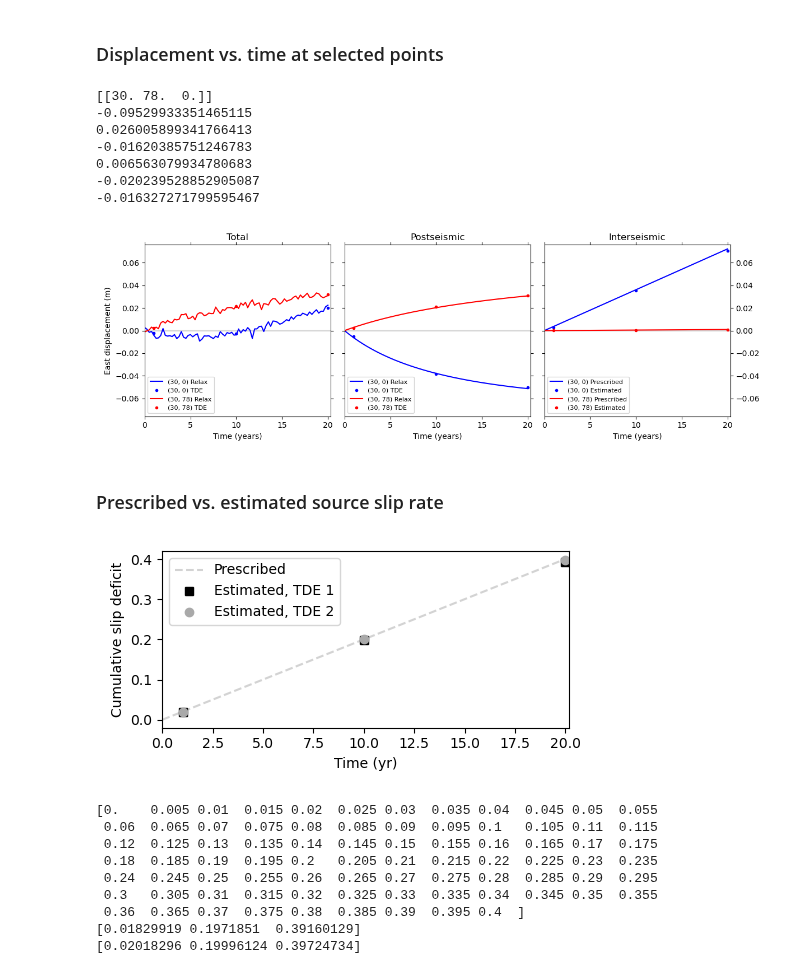
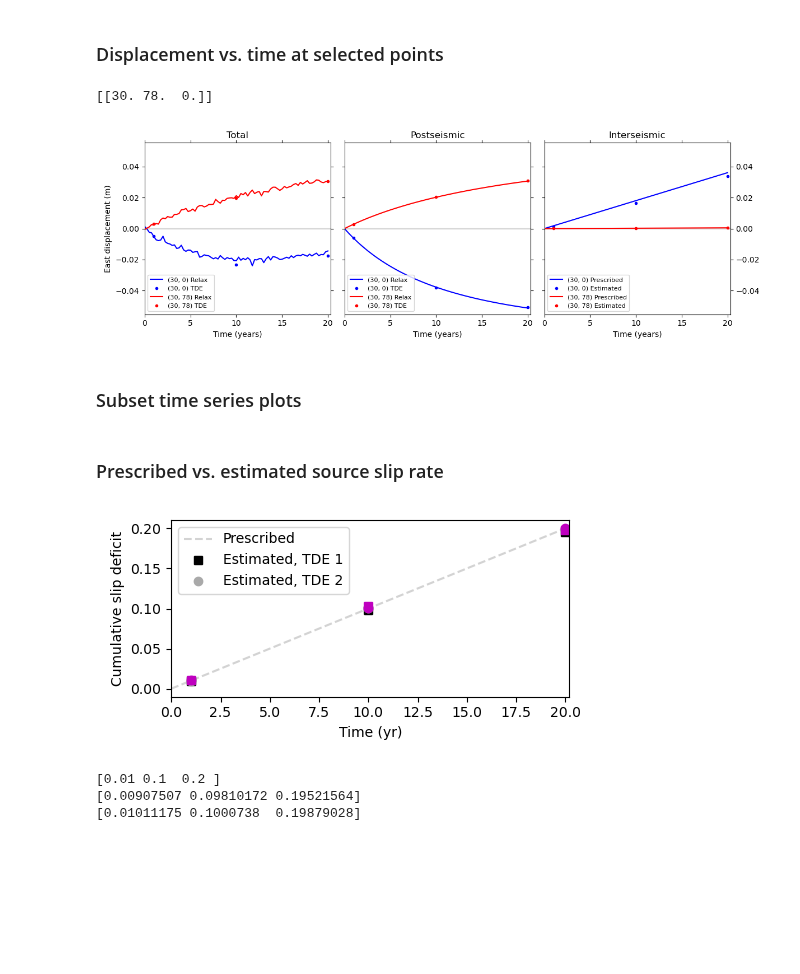
Before and after one commit to jploveless/relax_disloc, a Jupyter notebook: relax_disloc_inter_final.ipynb, the cells around one changed output. Drawn from its saved outputs; the diff is of its cells as text; code cells hidden in the pictures; blank space fills up the shorter version.

Commit message:
Updated interseismic notebook with station subsets

```diff
--- a/relax_disloc_inter_final.ipynb
+++ b/relax_disloc_inter_final.ipynb
@@ -257,0 +260,20 @@ for i in range(n_times):
+# %%
+# Fixed random seed for reproducibility
+full_seed = np.random.default_rng(10)
+# Random station index
+n_subset = 100
+latp = 1 - np.abs(obsg[:, 1])/100
+latp = latp/np.sum(latp)
+rsubset = np.sort(full_seed.choice(len(disp_array), n_subset, replace=False, p=latp))
+
+zero_x_index = np.where(obsg[:, 0] >= 0)[0]
+latp_h = 1 - np.abs(obsg[zero_x_index, 1])/100
+latp_h = latp_h/np.sum(latp_h)
+# Random station index, hanging wall only
+rsubset_h = np.sort(full_seed.choice(zero_x_index, n_subset, replace=False, p=latp_h))
+
+# Three-component indices
+rsubset_idx3 = celeri.get_3component_index(rsubset)
+rsubset_h_idx3 = celeri.get_3component_index(rsubset_h)
+print(len(np.unique(rsubset)))
+print(len(np.unique(rsubset_h)))
@@ -347,10 +492,8 @@ print(obsg_full[grididx2, :])
 # TOTAL observed and predicted displacements
 tobsdisp1 = e_disp_array[grididx1, :]
 tobsdisp2 = e_disp_array[grididx2, :]
-tpreddisp1 = pred_disp[3*grididx1, :]
-tpreddisp2 = pred_disp[3*grididx2, :]
-print((tpreddisp1[0, -1]-tobsdisp1[0, -1])/tobsdisp1[0, -1])
-print((tpreddisp2[0, -1]-tobsdisp2[0, -1])/tobsdisp2[0, -1])
+tpreddisp1_rsubset = pred_disp_rsubset[3*grididx1, :]
+tpreddisp2_rsubset = pred_disp_rsubset[3*grididx2, :]
 
 # Find element centroid nearest target coordinates
 horiz_centroids = np.mean(horiz_tri_pts, axis=1)
@@ -366,9 +509,9 @@ lfs=8 # Legend font size
 fig, (ax1, ax2, ax3) = plt.subplots(1, 3, sharex=True, figsize=(12, 4))
 ax1.hlines(0, xmin=-1, xmax=21, color='lightgray')
 ax1.plot(time_vector, tobsdisp1[0, :], 'b', label="(30, 0) Relax")
-ax1.plot(time_vector[sel_times_idx], tpreddisp1[0, :], 'b.', label="(30, 0) TDE")
+ax1.plot(time_vector[sel_times_idx], tpreddisp1_rsubset[0, :], 'b.', label="(30, 0) TDE")
 ax1.plot(time_vector, tobsdisp2[0, :], 'r', label="(30, 78) Relax")
-ax1.plot(time_vector[sel_times_idx], tpreddisp2[0, :], 'r.', label="(30, 78) TDE")
+ax1.plot(time_vector[sel_times_idx], tpreddisp2_rsubset[0, :], 'r.', label="(30, 78) TDE")
 ax1.legend(fontsize=lfs, loc='lower left')
 ax1.set_xlabel('Time (years)')
 ax1.set_ylabel('East displacement (m)')
@@ -387,10 +530,8 @@ ax1.set_title("Total")
 # Observed and predicted displacements
 bobsdisp1 = e_disp_array[grididx1, :] - backslip_rate*time_vector*unit_inter_disp_full[3*grididx1] - e_noise_full[grididx1, :]
 bobsdisp2 = e_disp_array[grididx2, :] - backslip_rate*time_vector*unit_inter_disp_full[3*grididx2] - e_noise_full[grididx2, :]
-bpreddisp1 = pred_disp_horiz[3*grididx1, :]
-bpreddisp2 = pred_disp_horiz[3*grididx2, :]
-print((bpreddisp1[0, -1]-bobsdisp1[0, -1])/bobsdisp1[0, -1])
-print((bpreddisp2[0, -1]-bobsdisp2[0, -1])/bobsdisp2[0, -1])
+bpreddisp1_rsubset = pred_disp_horiz_rsubset[3*grididx1, :]
+bpreddisp2_rsubset = pred_disp_horiz_rsubset[3*grididx2, :]
 ax2.hlines(0, xmin=-1, xmax=21, color='lightgray')
 ax2.plot(time_vector, bobsdisp1[0, :], 'b', label="(30, 0) Relax")
 ax2.plot(time_vector[sel_times_idx], bpreddisp1[0, :], 'b.', label="(30, 0) TDE")
@@ -404,43 +545,37 @@ ax2.set_title("Postseismic")
 
 #
 # Source displacements only
 #
 # Observed and predicted displacements
 sobsdisp1 = backslip_rate*time_vector*unit_inter_disp_full[3*grididx1]
 sobsdisp2 = backslip_rate*time_vector*unit_inter_disp_full[3*grididx2]
-spreddisp1 = pred_disp_source[3*grididx1, :]
-spreddisp2 = pred_disp_source[3*grididx2, :]
-print((spreddisp1[0, -1]-sobsdisp1[-1])/sobsdisp1[-1])
-print((spreddisp2[0, -1]-sobsdisp2[-1])/sobsdisp2[-1])
+spreddisp1_rsubset = pred_disp_source_rsubset[3*grididx1, :]
+spreddisp2_rsubset = pred_disp_source_rsubset[3*grididx2, :]
 ax3.hlines(0, xmin=-1, xmax=21, color='lightgray')
 ax3.plot(time_vector, sobsdisp1, 'b', label="(30, 0) Prescribed")
-ax3.plot(time_vector[sel_times_idx], spreddisp1[0, :], 'b.', label="(30, 0) Estimated")
+ax3.plot(time_vector[sel_times_idx], spreddisp1_rsubset[0, :], 'b.', label="(30, 0) Estimated")
 ax3.plot(time_vector, sobsdisp2, 'r', label="(30, 78) Prescribed")
-ax3.plot(time_vector[sel_times_idx], spreddisp2[0, :], 'r.', label="(30, 78) Estimated")
+ax3.plot(time_vector[sel_times_idx], spreddisp2_rsubset[0, :], 'r.', label="(30, 78) Estimated")
 ax3.legend(fontsize=lfs, loc='lower left')
 ax3.set_xlabel('Time (years)')
 
 ax3.set_title("Interseismic")
 
 # Compile y-axis limits to find right range
 ylims = np.max(np.abs(np.array((ax1.get_ylim(), ax2.get_ylim(), ax3.get_ylim()))))
 plt.setp((ax1, ax2, ax3), xlim=(0, 20.3), ylim=(-ylims, ylims))
 
 # Adjust axis labeling
 ax1.tick_params(labelbottom=True, labeltop=False, labelleft=True, labelright=False, bottom=True, top=True, left=True, right=True)
 ax2.tick_params(labelbottom=True, labeltop=False, labelleft=False, labelright=False, bottom=True, top=True, left=True, right=True)
 ax3.tick_params(labelbottom=True, labeltop=False, labelleft=False, labelright=True, bottom=True, top=True, left=True, right=True)
 # ax3.set_ylabel('East displacement')
 # ax3.yaxis.set_label_position("right")
 
 plt.tight_layout()
 plt.show()
 # %% [output]
 [[30. 78.  0.]]
--0.09529933351465115
-0.026005899341766413
--0.01620385751246783
-0.006563079934780683
--0.020239528852905087
--0.016327271799595467
-[figure, old version]
+[figure, new version]
+# %% [markdown]
+### Subset time series plots
@@ -451,23 +678,19 @@ fig, ax = plt.subplots(figsize=(5, 2.5))
 ax.plot(time_vector, backslip_rate*time_vector, '--', color='lightgray', label='Prescribed')
 ax.plot(time_vector[sel_times_idx], -est_slip[1, :], 'sk', label="Estimated, TDE 1")
 ax.plot(time_vector[sel_times_idx], -est_slip[4, :], 'o', color="darkgray", label="Estimated, TDE 2")
+ax.plot(time_vector[sel_times_idx], -est_slip_rsubset[1, :], 'sm')
+ax.plot(time_vector[sel_times_idx], -est_slip_rsubset[4, :], 'om')
 ax.set_xlim((0, 20.2))
 ax.set_xlabel("Time (yr)")
 ax.set_ylabel("Cumulative slip deficit")
 plt.legend()
 plt.tight_layout()
 plt.show()
-print(backslip_rate*time_vector)
+print(backslip_rate*time_vector[sel_times_idx])
 print(-est_slip[1, :])
 print(-est_slip[4, :])
 # %% [output]
-[figure, old version]
+[figure, new version]
-[0.    0.005 0.01  0.015 0.02  0.025 0.03  0.035 0.04  0.045 0.05  0.055
- 0.06  0.065 0.07  0.075 0.08  0.085 0.09  0.095 0.1   0.105 0.11  0.115
- 0.12  0.125 0.13  0.135 0.14  0.145 0.15  0.155 0.16  0.165 0.17  0.175
- 0.18  0.185 0.19  0.195 0.2   0.205 0.21  0.215 0.22  0.225 0.23  0.235
- 0.24  0.245 0.25  0.255 0.26  0.265 0.27  0.275 0.28  0.285 0.29  0.295
- 0.3   0.305 0.31  0.315 0.32  0.325 0.33  0.335 0.34  0.345 0.35  0.355
- 0.36  0.365 0.37  0.375 0.38  0.385 0.39  0.395 0.4  ]
-[0.01829919 0.1971851  0.39160129]
-[0.02018296 0.19996124 0.39724734]
+[0.01 0.1  0.2 ]
+[0.00907507 0.09810172 0.19521564]
+[0.01011175 0.1000738  0.19879028]
```
Also changed, not shown: parts of 10 cells of this notebook, 1 other file.
